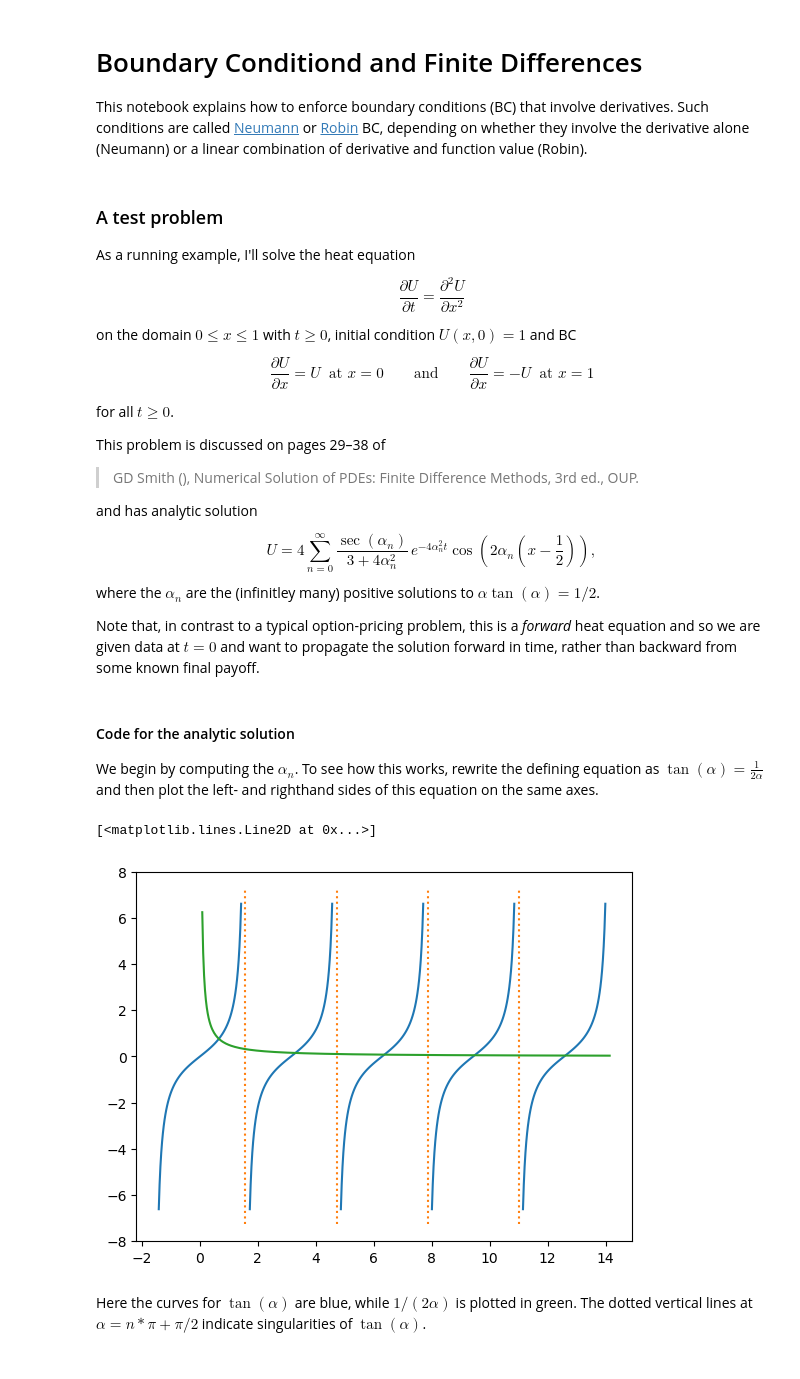
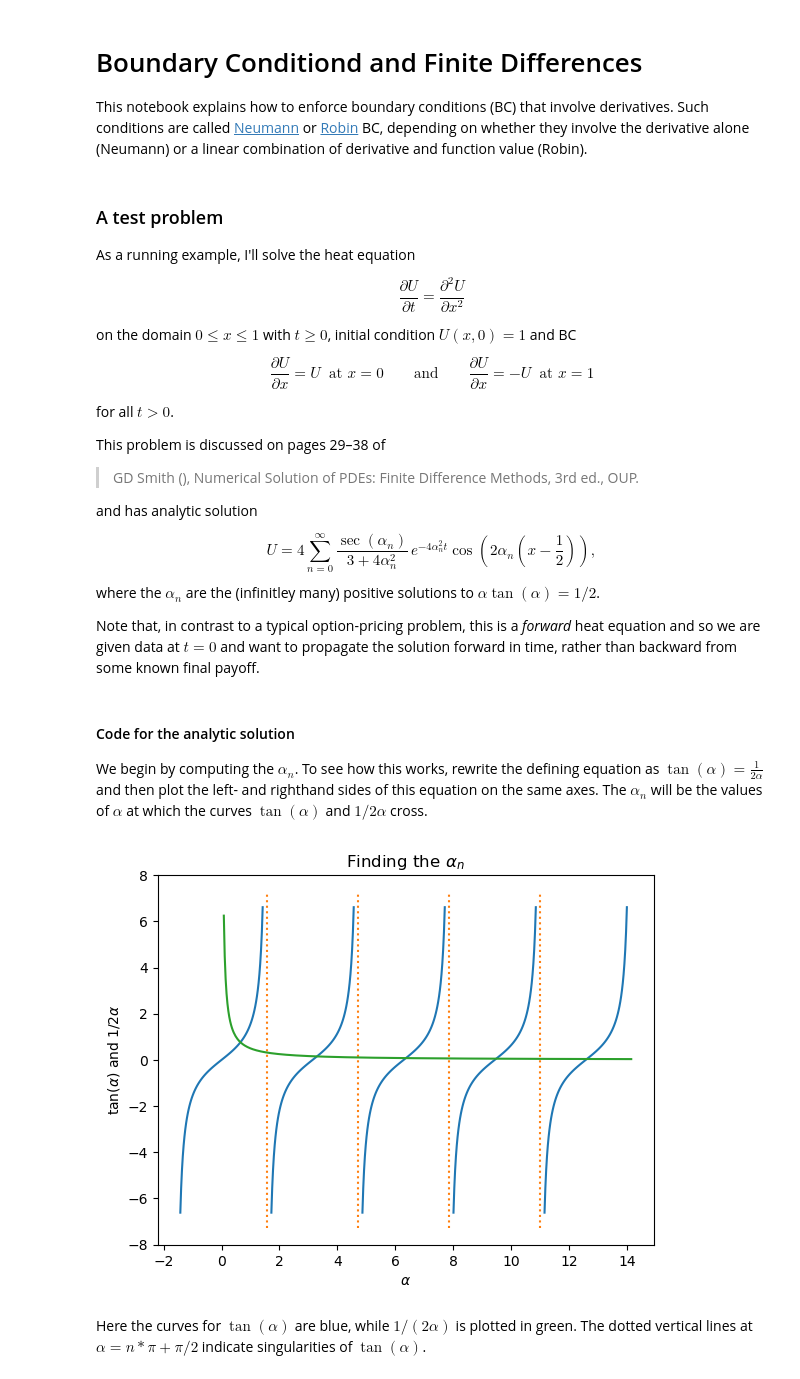
Before and after one commit to VenetianRed/MATH60082-python, a Jupyter notebook: examples/BoundaryConditions.ipynb, the cells around one changed output. Saved outputs shown, nothing was run; the diff lists cells and outputs as text; code cells hidden in the pictures.

```diff
--- a/examples/BoundaryConditions.ipynb
+++ b/examples/BoundaryConditions.ipynb
@@ -26,7 +26,7 @@ $$
     \frac{\partial U}{\partial x} = -U \;\; \mbox{at $x=1$}
 $$
 
-for all $t \geq 0$.
+for all $t > 0$.
 
 This problem is discussed on pages 29&ndash;38 of
 
@@ -48,32 +48,35 @@ $
 \displaystyle
 \tan(\alpha) = \frac{1}{2 \alpha}
 $
-and then plot the left- and righthand sides of this equation on the same axes.
+and then plot the left- and righthand sides of this equation on the same axes. The $\alpha_n$ will be the values of $\alpha$ at which the curves $\tan(\alpha)$ and $1/2\alpha$ cross.
 # %%
 # Get ready to plot a cycle of the tangent
 nSteps = 100
 eps = 0.15 # keep away from singularities
 alphaVals = np.linspace( start=-0.5*pi + eps, stop=0.5*pi - eps, num=(nSteps+1))
 tanVals = np.array([tan(alpha) for alpha in alphaVals])
 
 # Plot several cycles on the same axes
 nCycles = 5
 for j in range(nCycles):
     plt.plot( j*pi + alphaVals, tanVals, c='C0' )
 
 # Add dotted vertical lines at the singularities
 xmin, xmax, ymin, ymax = plt.axis()
 for j in range(nCycles-1):
     plt.vlines( x=(j + 0.5)*pi, ymin=ymin, ymax=ymax, colors='C1', linestyles='dotted' )
 
 # Add a curve for 1/(2 * alpha)
 eps = 0.08
 alphaVals = np.linspace( start=eps, stop=(nCycles - 0.5)*pi, num=int((nCycles - 0.5)*nSteps)+1)
 curveVals = np.array([1.0/(2 * alpha) for alpha in alphaVals])
 plt.plot( alphaVals, curveVals, c='C2' )
+plt.xlabel( '$\\alpha$' )
+plt.ylabel( '$\\tan(\\alpha)$ and $1/2 \\alpha$' )
+plt.title( 'Finding the $\\alpha_n$' )
+plt.show()
 # %% [output]
-[<matplotlib.lines.Line2D at 0x...>]
-[figure, old version]
+[figure, new version]
 # %% [markdown]
 Here the curves for $\tan(\alpha)$ are blue, while $1/(2 \alpha)$ is plotted in green. The dotted vertical lines at $\alpha = n*\pi + \pi/2$ indicate singularities of $\tan(\alpha)$.
 # %% [markdown]
```
Also changed, not shown: parts of 4 cells of this notebook.
